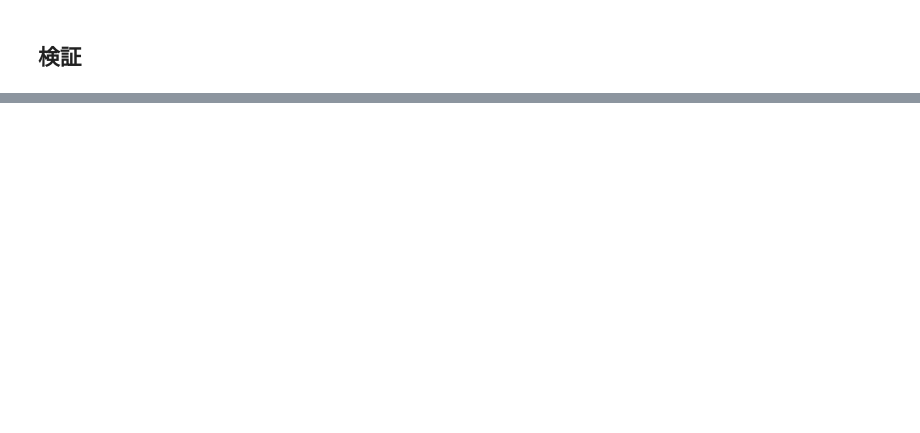
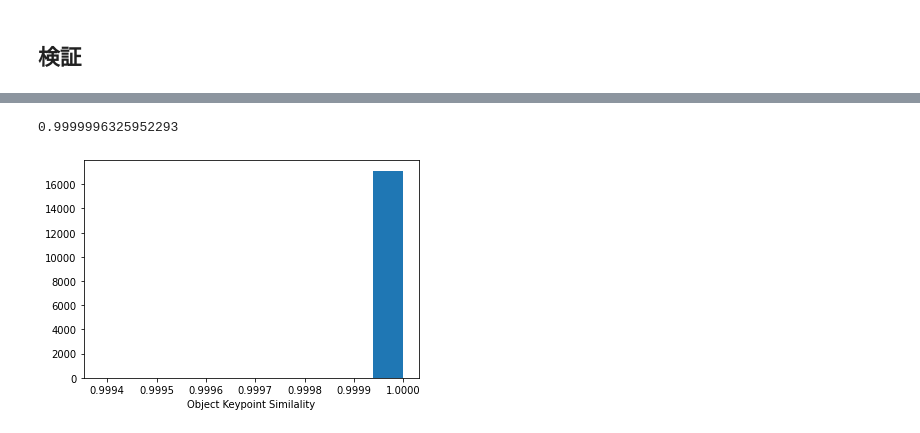
Before and after one commit to kojikojiprg/ova4gar, a Jupyter notebook: notebooks/individual_activity/keypoints_occlusion.ipynb, the cells around one changed output, grey strips where cells are left out. Saved outputs shown, nothing was run; the diff lists cells and outputs as text; code cells hidden in the pictures; blank space fills up the shorter version.

```diff
--- a/notebooks/individual_activity/keypoints_occlusion.ipynb
+++ b/notebooks/individual_activity/keypoints_occlusion.ipynb
@@ -403,3 +478,30 @@ plt.show()
+# %%
+def object_keypoint_similality(pred, gt, bbox):
+    d = np.linalg.norm(pred - gt, axis=1)
+    wh = bbox[:, 1, :]
+    w, h = wh.T
+    s = w * h
+
+    return np.exp(- d ** 2 / (2 * s ** 2))
+
+oks = []
+with torch.no_grad():
+    model = model.eval()
+    for x, y, bbox, _ in test_loader:
+        x = model(x)
+        x = x.cpu().numpy()
+        y = y.cpu().numpy()
+        bbox = bbox.cpu().numpy()
+        score = object_keypoint_similality(x, y, bbox)
+        oks += score.tolist()
+
+print(np.mean(oks))
+plt.hist(oks)
+plt.xlabel('Object Keypoint Similality')
+plt.show()
+# %% [output]
+0.9999996325952293
+[figure, added]
 # %%
 def draw_keypoints(frame, keypoints, scores=None, vis_th=0.4):
     l_pair = [
```
Also changed, not shown: parts of 17 cells of this notebook, 2 other files.
